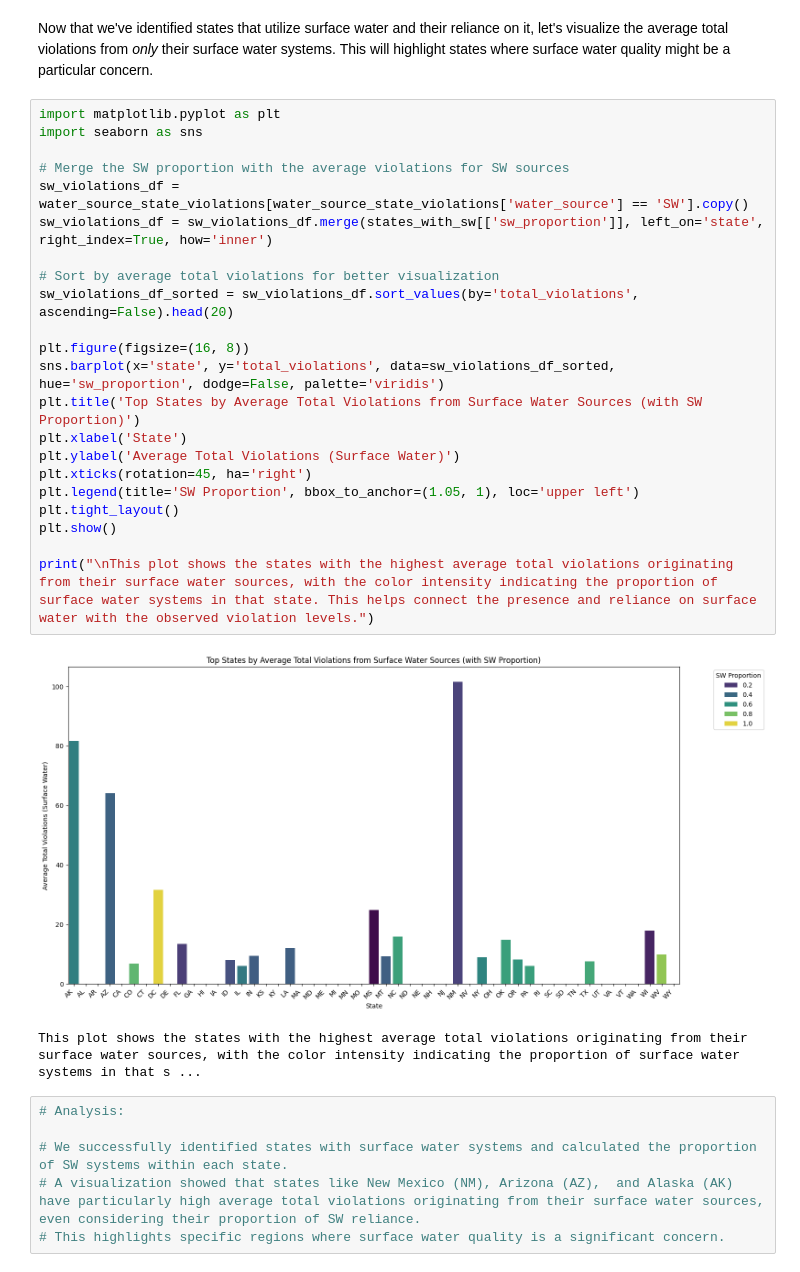
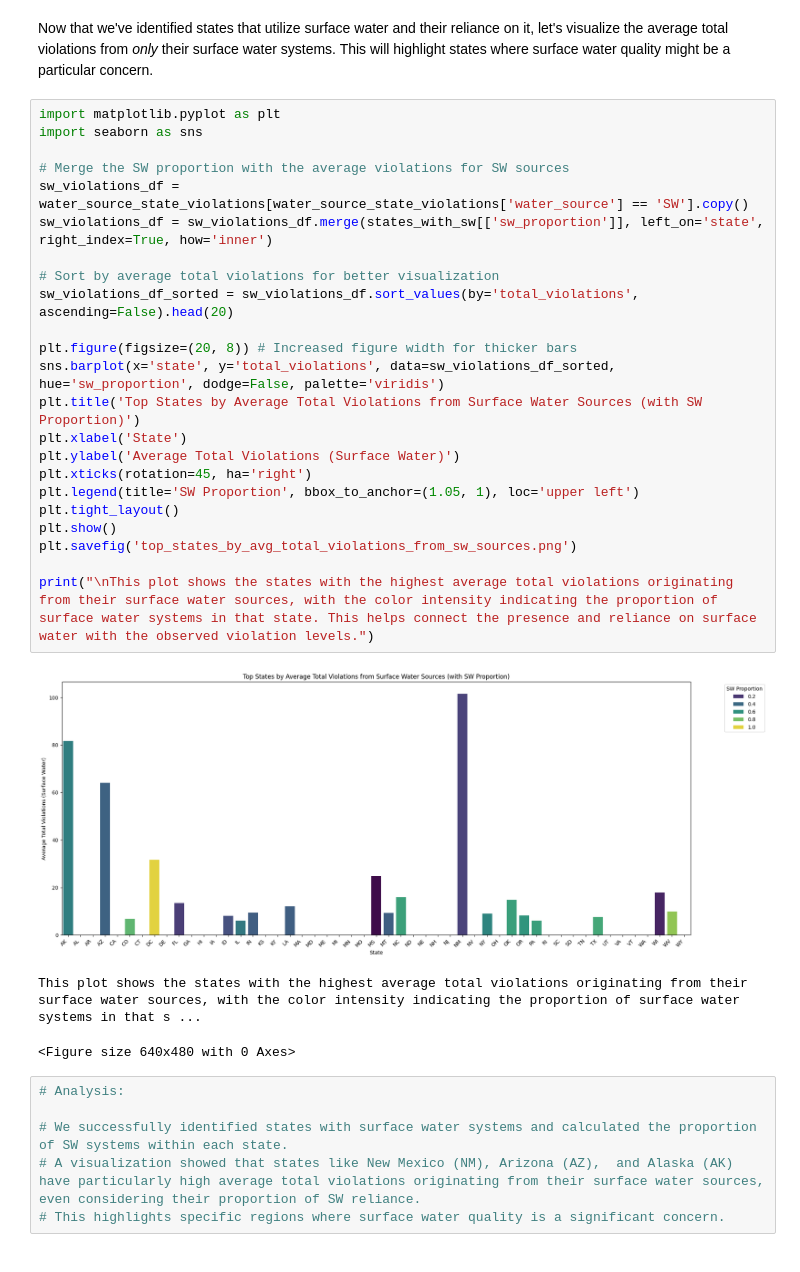
Before and after one commit to eileenwill4-ops/DSRP-project, a Jupyter notebook: (DSRP__Project).ipynb, the cells around one changed output. Saved outputs shown, nothing was run; the diff lists cells and outputs as text.

```diff
--- a/(DSRP__Project).ipynb
+++ b/(DSRP__Project).ipynb
@@ -849,28 +859,30 @@ Now that we've identified states that utilize surface water and their reliance o
 # %%
 import matplotlib.pyplot as plt
 import seaborn as sns
 
 # Merge the SW proportion with the average violations for SW sources
 sw_violations_df = water_source_state_violations[water_source_state_violations['water_source'] == 'SW'].copy()
 sw_violations_df = sw_violations_df.merge(states_with_sw[['sw_proportion']], left_on='state', right_index=True, how='inner')
 
 # Sort by average total violations for better visualization
 sw_violations_df_sorted = sw_violations_df.sort_values(by='total_violations', ascending=False).head(20)
 
-plt.figure(figsize=(16, 8))
+plt.figure(figsize=(20, 8)) # Increased figure width for thicker bars
 sns.barplot(x='state', y='total_violations', data=sw_violations_df_sorted, hue='sw_proportion', dodge=False, palette='viridis')
 plt.title('Top States by Average Total Violations from Surface Water Sources (with SW Proportion)')
 plt.xlabel('State')
 plt.ylabel('Average Total Violations (Surface Water)')
 plt.xticks(rotation=45, ha='right')
 plt.legend(title='SW Proportion', bbox_to_anchor=(1.05, 1), loc='upper left')
 plt.tight_layout()
 plt.show()
+plt.savefig('top_states_by_avg_total_violations_from_sw_sources.png')
 
 print("\nThis plot shows the states with the highest average total violations originating from their surface water sources, with the color intensity indicating the proportion of surface water systems in that state. This helps connect the presence and reliance on surface water with the observed violation levels.")
 # %% [output]
-[figure, old version]
+[figure, new version]
 This plot shows the states with the highest average total violations originating from their surface water sources, with the color intensity indicating the proportion of surface water systems in that s ...
+<Figure size 640x480 with 0 Axes>
 # %%
 # Analysis:
 
```
Also changed, not shown: parts of 4 cells of this notebook.
